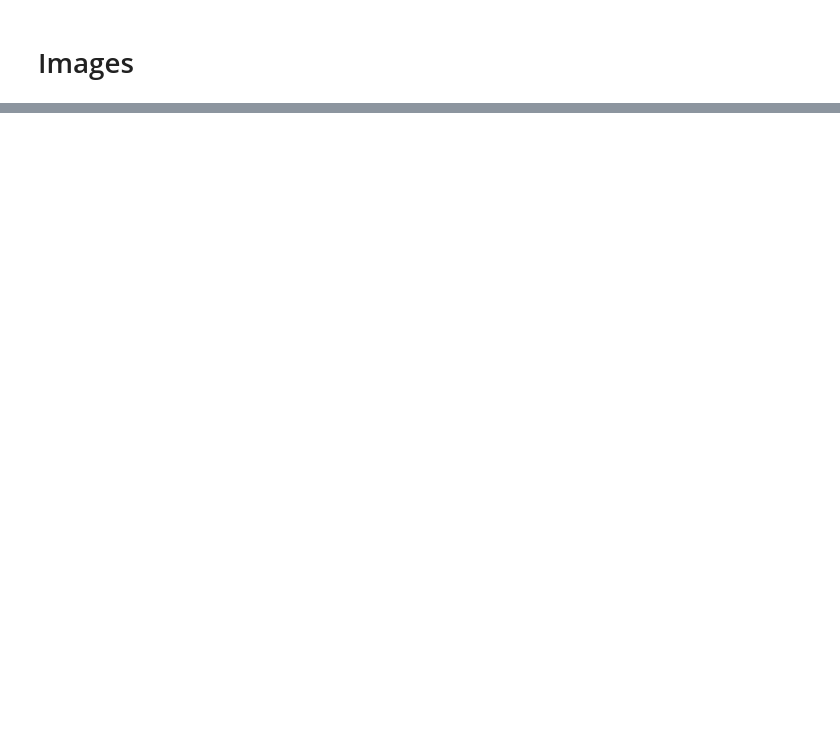
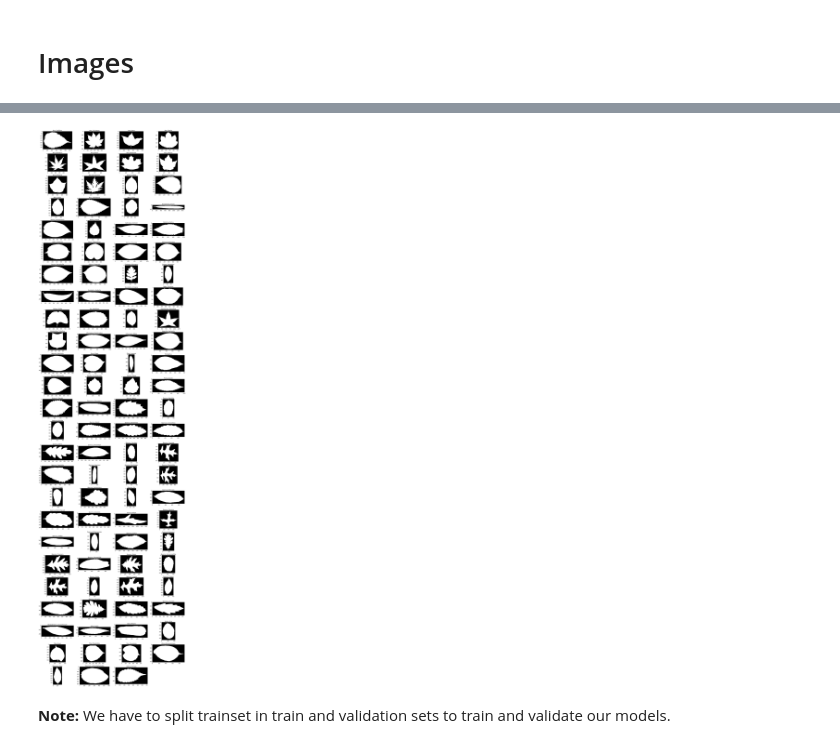
Before and after one commit to DaielChom/ann_leaf_classification, a Jupyter notebook: 02 - Data exploration.ipynb, the cells around one changed output, grey strips where cells are left out. Saved outputs shown, nothing was run; the diff lists cells and outputs as text; code cells hidden in the pictures; blank space fills up the shorter version.

```diff
--- a/02 - Data exploration.ipynb
+++ b/02 - Data exploration.ipynb
@@ -95,0 +142,16 @@ plt.show()
+# %%
+ncols = 4
+nrows = int(num_classes/ncols)+1
+
+plt.figure(figsize=(20, nrows*3))
+
+for n, idx in enumerate(id_per_specie):
+    plt.subplot(nrows, ncols, n+1)
+    plt.imshow(train_images[idx], cmap="Greys_r")
+    plt.title(train[train.id==idx].species.values[0])
+    plt.tight_layout()
+#plt.show()
+# %% [output]
+[figure, added]
+# %% [markdown]
+**Note:** We have to split trainset in train and validation sets to train and validate our models.
```
Also changed, not shown: parts of 15 cells of this notebook.
